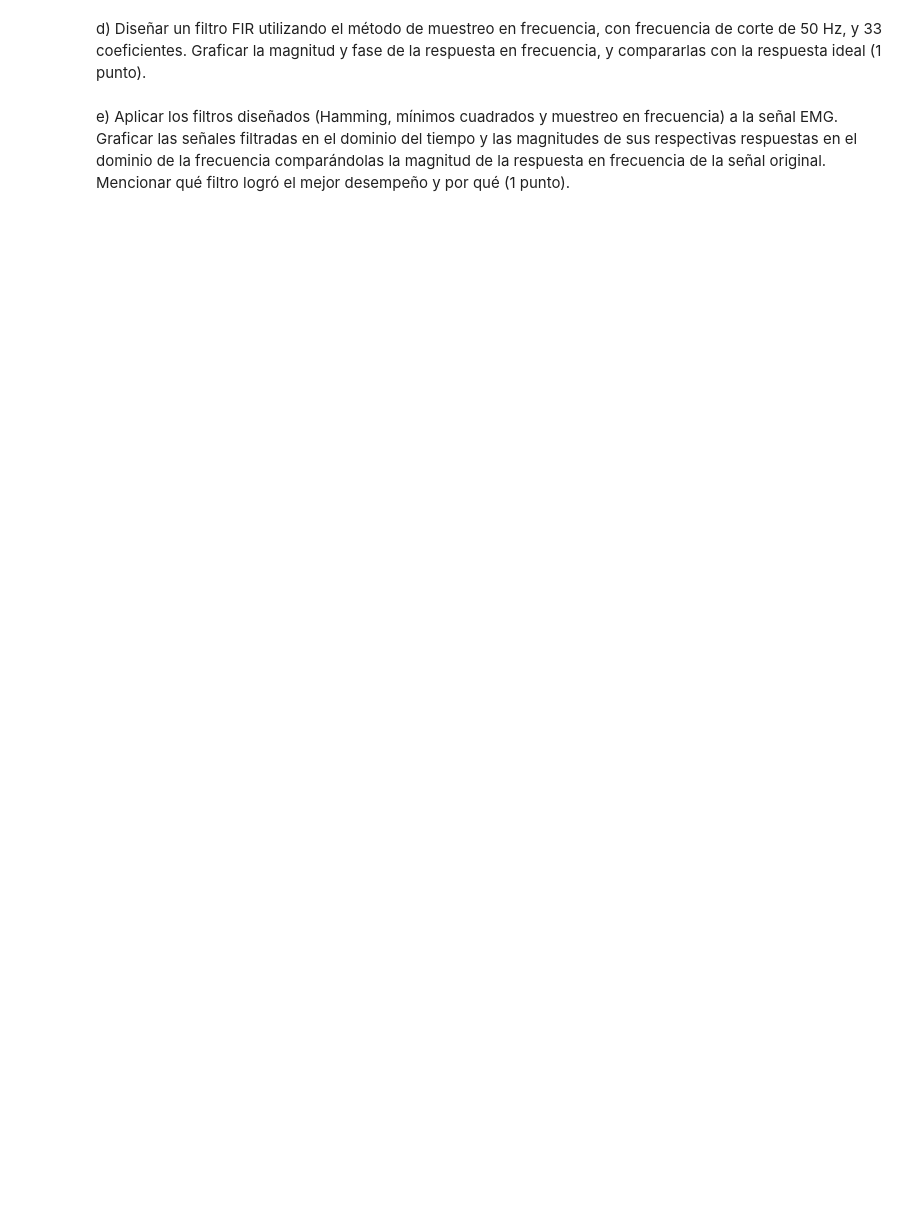
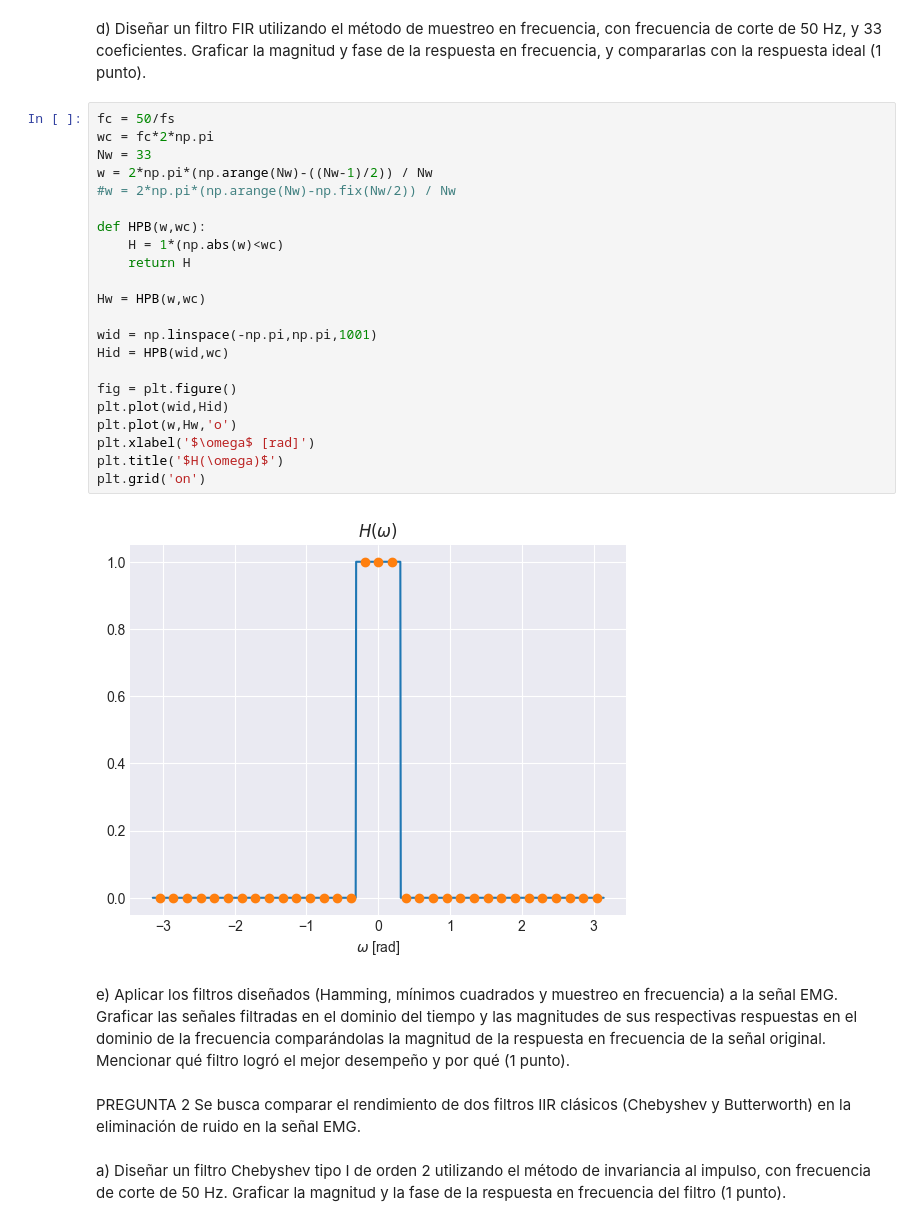
Before and after one commit to ExampleToFollow/PracticasPDS, a Jupyter notebook: Lab4/IF_LAB4_20213704.ipynb, the cells around one changed output. Saved outputs shown, nothing was run; the diff lists cells and outputs as text; blank space fills up the shorter version.

```diff
--- a/Lab4/IF_LAB4_20213704.ipynb
+++ b/Lab4/IF_LAB4_20213704.ipynb
@@ -91,9 +178,41 @@ respuesta en frecuencia, comparándola con la respuesta ideal (1 punto).
 d) Diseñar un filtro FIR utilizando el método de muestreo en frecuencia, con frecuencia de corte
 de 50 Hz, y 33 coeficientes. Graficar la magnitud y fase de la respuesta en frecuencia, y
 compararlas con la respuesta ideal (1 punto).
+# %%
+fc = 50/fs
+wc = fc*2*np.pi
+Nw = 33
+w = 2*np.pi*(np.arange(Nw)-((Nw-1)/2)) / Nw
+#w = 2*np.pi*(np.arange(Nw)-np.fix(Nw/2)) / Nw
+
+def HPB(w,wc):
+    H = 1*(np.abs(w)<wc)
+    return H
+
+Hw = HPB(w,wc)
+
+wid = np.linspace(-np.pi,np.pi,1001)
+Hid = HPB(wid,wc)
+
+fig = plt.figure()
+plt.plot(wid,Hid)
+plt.plot(w,Hw,'o')
+plt.xlabel('$\omega$ [rad]')
+plt.title('$H(\omega)$')
+plt.grid('on')
+# %% [output]
+[figure, added]
 # %% [markdown]
 e) Aplicar los filtros diseñados (Hamming, mínimos cuadrados y muestreo en frecuencia) a la señal
 EMG. Graficar las señales filtradas en el dominio del tiempo y las magnitudes de sus respectivas
 respuestas en el dominio de la frecuencia comparándolas la magnitud de la respuesta en
 frecuencia de la señal original. Mencionar qué filtro logró el mejor desempeño y por qué (1
 punto).
+# %% [markdown]
+PREGUNTA 2
+Se busca comparar el rendimiento de dos filtros IIR clásicos (Chebyshev y Butterworth) en la eliminación
+de ruido en la señal EMG.
+# %% [markdown]
+a) Diseñar un filtro Chebyshev tipo I de orden 2 utilizando el método de invariancia al impulso, con
+frecuencia de corte de 50 Hz. Graficar la magnitud y la fase de la respuesta en frecuencia del
+filtro (1 punto).
```
Also changed, not shown: parts of 9 cells of this notebook.
